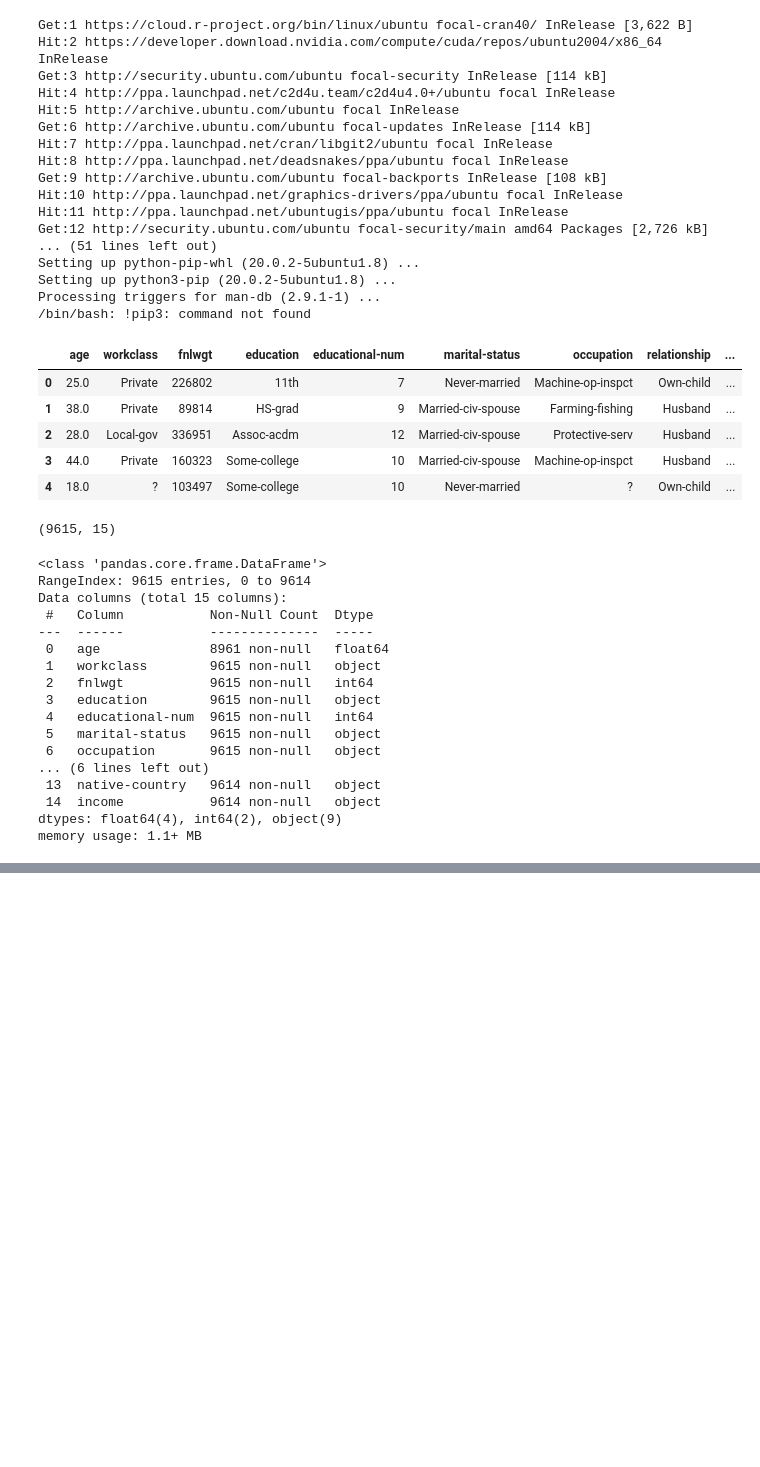
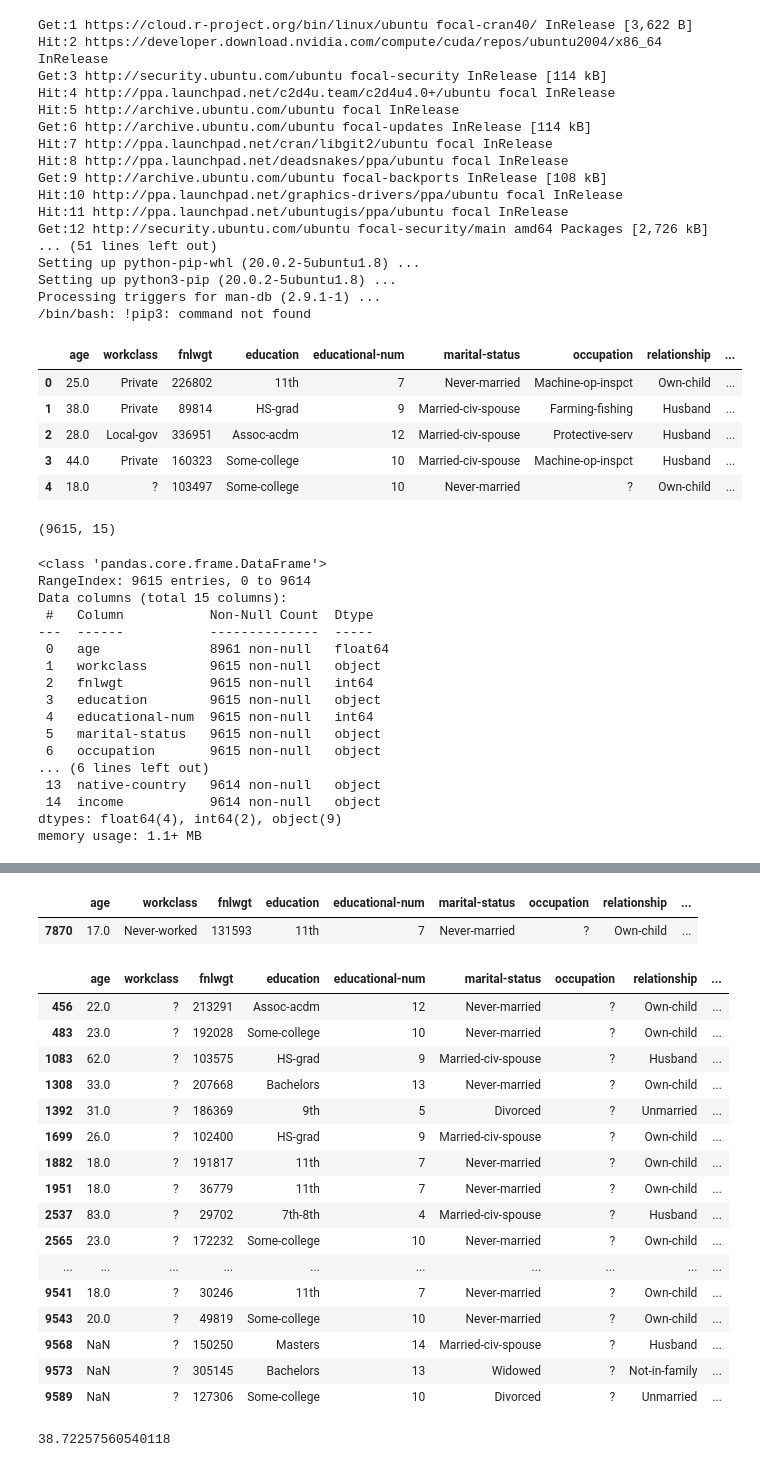
Before and after one commit to krisster/Raif_Project, a Jupyter notebook: Raif_project.ipynb, the cells around one changed output, grey strips where cells are left out. Drawn from its saved outputs; the diff is of its cells as text; code cells hidden in the pictures; blank space fills up the shorter version.

```diff
--- a/Raif_project.ipynb
+++ b/Raif_project.ipynb
@@ -885,0 +167,38 @@ auc-roc:  0.9301156558533146
+# %%
+median = df["hours-per-week"].median()
+# df["hours-per-week"] = df["hours-per-week"].fillna()
+# %%
+# fill only for those who work
+df["hours-per-week"] = df["hours-per-week"].fillna(median).where((df.occupation != "?"),
+                                                                 df["hours-per-week"])
+# %%
+df[df["workclass"] == "Never-worked"]
+# %% [output]
+|  | age | workclass | fnlwgt | education | educational-num | marital-status | occupation | relationship | ... |
+| 7870 | 17.0 | Never-worked | 131593 | 11th | 7 | Never-married | ? | Own-child | ... |
+# %%
+# undefined class of occupation. maybe not work at all
+df[df["hours-per-week"].isna()]
+# %% [output]
+|  | age | workclass | fnlwgt | education | educational-num | marital-status | occupation | relationship | ... |
+| 456 | 22.0 | ? | 213291 | Assoc-acdm | 12 | Never-married | ? | Own-child | ... |
+| 483 | 23.0 | ? | 192028 | Some-college | 10 | Never-married | ? | Own-child | ... |
+| 1083 | 62.0 | ? | 103575 | HS-grad | 9 | Married-civ-spouse | ? | Husband | ... |
+| 1308 | 33.0 | ? | 207668 | Bachelors | 13 | Never-married | ? | Own-child | ... |
+| 1392 | 31.0 | ? | 186369 | 9th | 5 | Divorced | ? | Unmarried | ... |
+| 1699 | 26.0 | ? | 102400 | HS-grad | 9 | Married-civ-spouse | ? | Own-child | ... |
+| 1882 | 18.0 | ? | 191817 | 11th | 7 | Never-married | ? | Own-child | ... |
+| 1951 | 18.0 | ? | 36779 | 11th | 7 | Never-married | ? | Own-child | ... |
+| 2537 | 83.0 | ? | 29702 | 7th-8th | 4 | Married-civ-spouse | ? | Husband | ... |
+| 2565 | 23.0 | ? | 172232 | Some-college | 10 | Never-married | ? | Own-child | ... |
+| ... | ... | ... | ... | ... | ... | ... | ... | ... | ... |
+| 9541 | 18.0 | ? | 30246 | 11th | 7 | Never-married | ? | Own-child | ... |
+| 9543 | 20.0 | ? | 49819 | Some-college | 10 | Never-married | ? | Own-child | ... |
+| 9568 | NaN | ? | 150250 | Masters | 14 | Married-civ-spouse | ? | Husband | ... |
+| 9573 | NaN | ? | 305145 | Bachelors | 13 | Widowed | ? | Not-in-family | ... |
+| 9589 | NaN | ? | 127306 | Some-college | 10 | Divorced | ? | Unmarried | ... |
+# %%
+# Also have nans in age
+df["age"].mean()
+# %% [output]
+38.72257560540118
```
Also changed, not shown: parts of 169 cells of this notebook.
